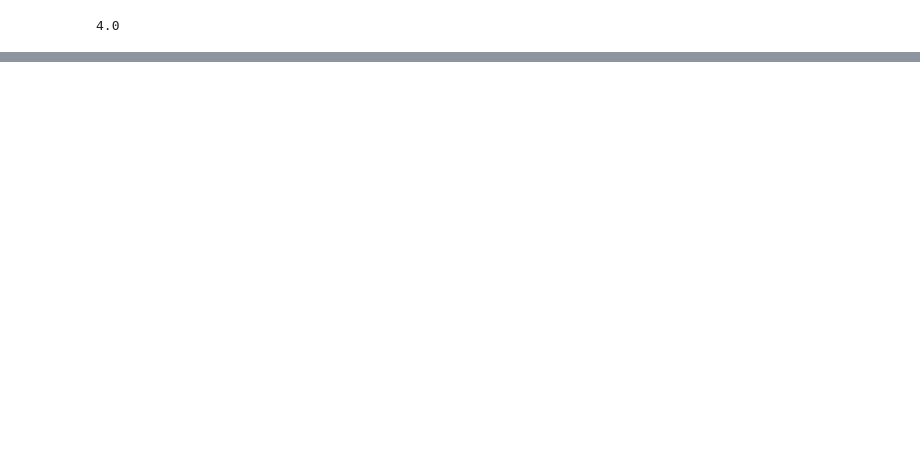
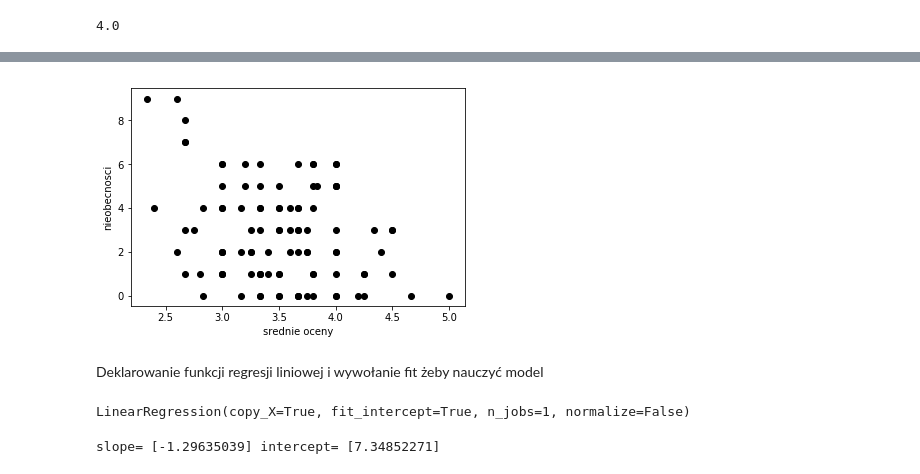
Before and after one commit to kajzer/bootcamp_data_science, a Jupyter notebook: Podstawy Python.ipynb, the cells around one changed output, grey strips where cells are left out. Saved outputs shown, nothing was run; the diff lists cells and outputs as text; code cells hidden in the pictures; blank space fills up the shorter version.

```diff
--- a/Podstawy Python.ipynb
+++ b/Podstawy Python.ipynb
@@ -61,8 +80,8 @@ class Student:
         else:
             return "ze słabą"
     def identyfikuj(self):
-        print("%s %s, index: %s ma średnią ocen: %.1f, jest studentem %s frekwencją" %
-              (self.imie, self.nazwisko, self.nr_albumu, self.srednia_ocen(), self.frekwencja()))
+        print("%s %s, index: %s ma średnią ocen: %.1f, jest studentem %s frekwencją - '%i' dni" %
+              (self.imie, self.nazwisko, self.nr_albumu, self.srednia_ocen(), self.frekwencja(), self.nieobecnosci))
 # %%
 adam   = Student("Adam", "Nowak", "1234", [3, 4, 5, 2, 6], 2)
 bartek = Student("Bartek", "Łoziński", "1235", [5, 4, 5, 5, 6], 3)
@@ -80,0 +108,14 @@ Bartek Łoziński, index: 1235 ma średnią ocen: 5.0, jest studentem ze słabą
+# %%
+def generuj_studentow(ilosc):
+    lista = list()
+    print(type(lista))
+    for _ in range(ilosc):
+        imie = fake.name().split(' ')[-2]
+        nazwisko = fake.name().split(' ')[-1]
+        nr_indeksu = random.randint(1000,9999)
+        oceny = [random.randint(2, 5) for x in range(random.randint(3, 6))]
+        nieobecnosci = random.randint(0, (8 // np.mean(oceny)*3))
+        lista.append(Student(imie, nazwisko, nr_indeksu, oceny, nieobecnosci))
+    return lista
+# %%
+lista_studentow = generuj_studentow(100)
@@ -80,0 +138,23 @@ Bartek Łoziński, index: 1235 ma średnią ocen: 5.0, jest studentem ze słabą
+# %%
+srednie_oceny = np.array([x.srednia_ocen() for x in lista_studentow])
+dni_nieobecnosci = np.array([x.nieobecnosci for x in lista_studentow])
+# %%
+plt.scatter(srednie_oceny, dni_nieobecnosci,color='black')
+plt.xlabel("srednie oceny")
+plt.ylabel("nieobecnosci")
+plt.show()
+# %% [output]
+[figure, added]
+# %% [markdown]
+Deklarowanie funkcji regresji liniowej i wywołanie fit żeby nauczyć model
+# %%
+reg=linear_model.LinearRegression()
+reg.fit(srednie_oceny.reshape(-1, 1), dni_nieobecnosci.reshape(-1, 1))
+# %% [output]
+LinearRegression(copy_X=True, fit_intercept=True, n_jobs=1, normalize=False)
+# %%
+m=reg.coef_[0]
+b=reg.intercept_
+print("slope=",m, "intercept=",b)
+# %% [output]
+slope= [-1.29635039] intercept= [7.34852271]
```
Also changed, not shown: parts of 29 cells of this notebook.
